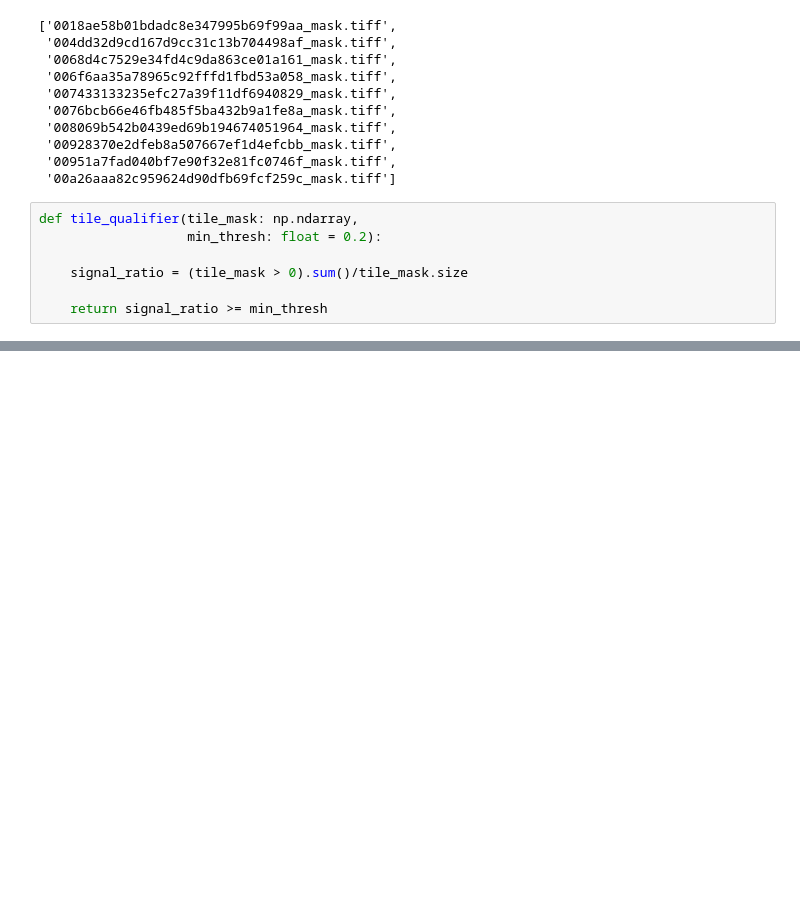
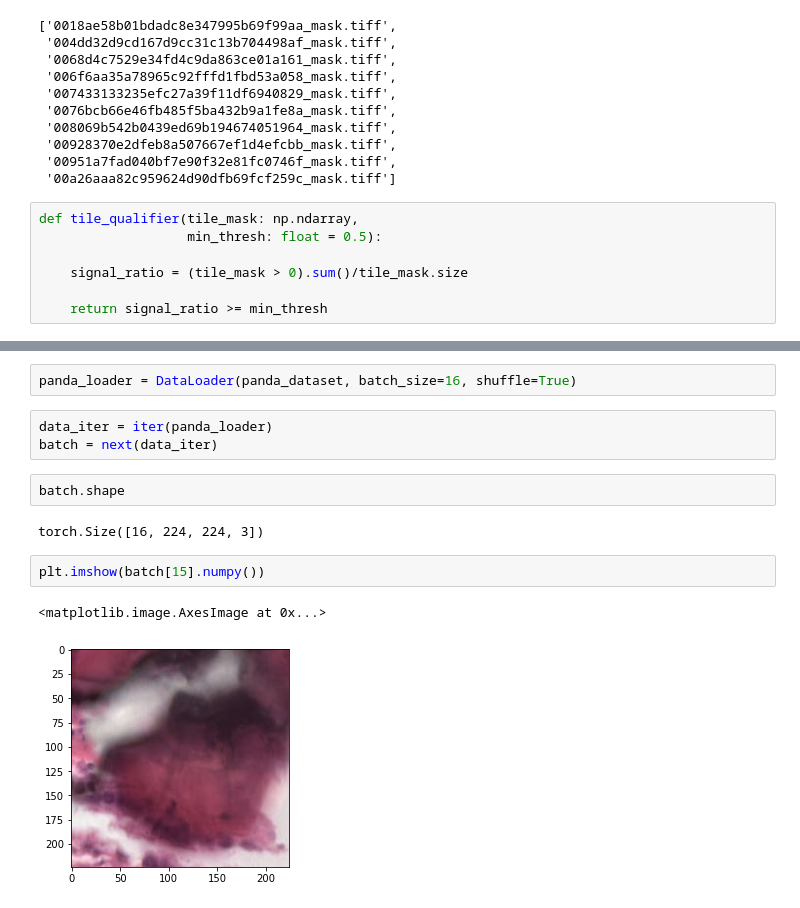
Before and after one commit to TheOmarLab/AI_campus_ProstateSeg, a Jupyter notebook: notebooks/Module 4 Pytorch dataset class and data loaders .ipynb, the cells around one changed output, grey strips where cells are left out. Saved outputs shown, nothing was run; the diff lists cells and outputs as text; blank space fills up the shorter version.

```diff
--- a/notebooks/Module 4 Pytorch dataset class and data loaders .ipynb
+++ b/notebooks/Module 4 Pytorch dataset class and data loaders .ipynb
@@ -59,7 +59,7 @@ mask_files
  '00a26aaa82c959624d90dfb69fcf259c_mask.tiff']
 # %%
 def tile_qualifier(tile_mask: np.ndarray,
-                   min_thresh: float = 0.2):
+                   min_thresh: float = 0.5):
 
     signal_ratio = (tile_mask > 0).sum()/tile_mask.size
 
@@ -175,0 +181,14 @@ True
+# %%
+panda_loader = DataLoader(panda_dataset, batch_size=16, shuffle=True)
+# %%
+data_iter = iter(panda_loader)
+batch = next(data_iter)
+# %%
+batch.shape
+# %% [output]
+torch.Size([16, 224, 224, 3])
+# %%
+plt.imshow(batch[15].numpy())
+# %% [output]
+<matplotlib.image.AxesImage at 0x...>
+[figure, added]
```
Also changed, not shown: parts of 7 cells of this notebook.
